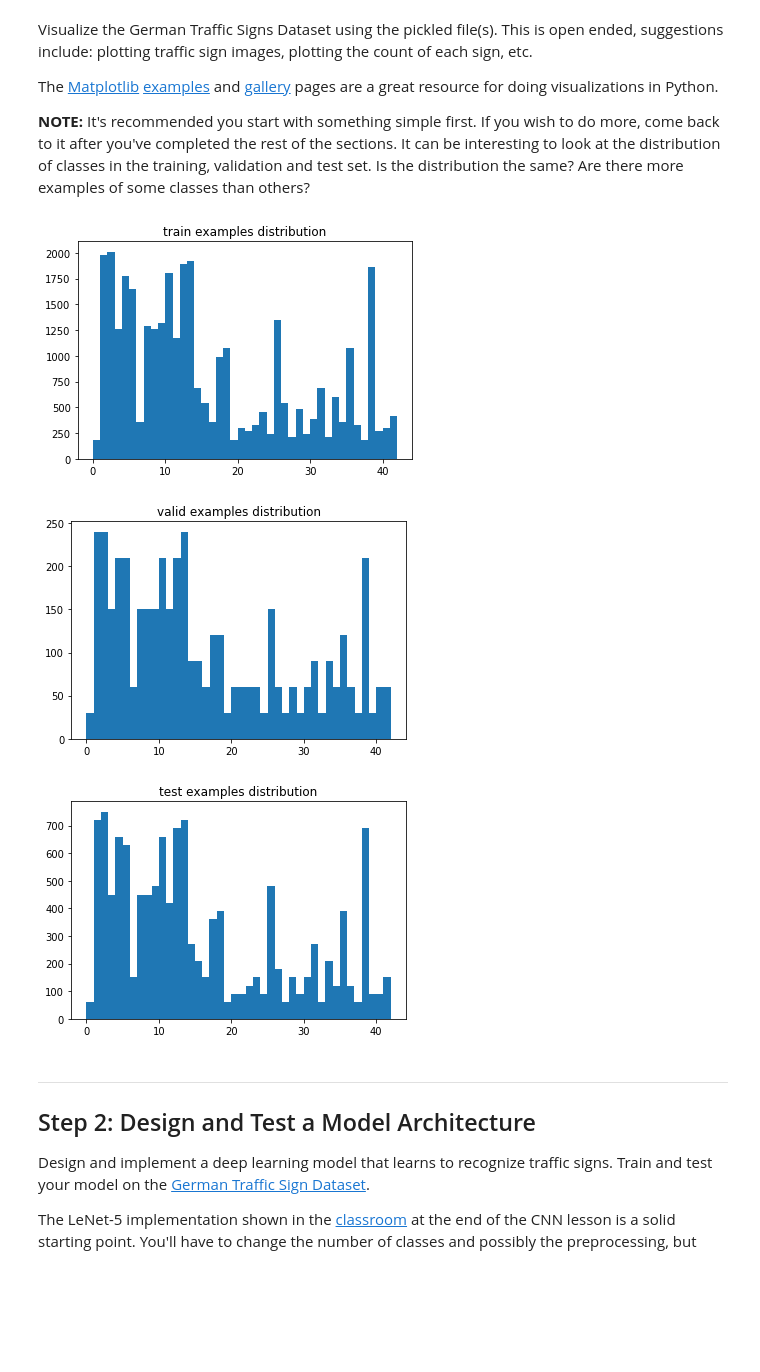
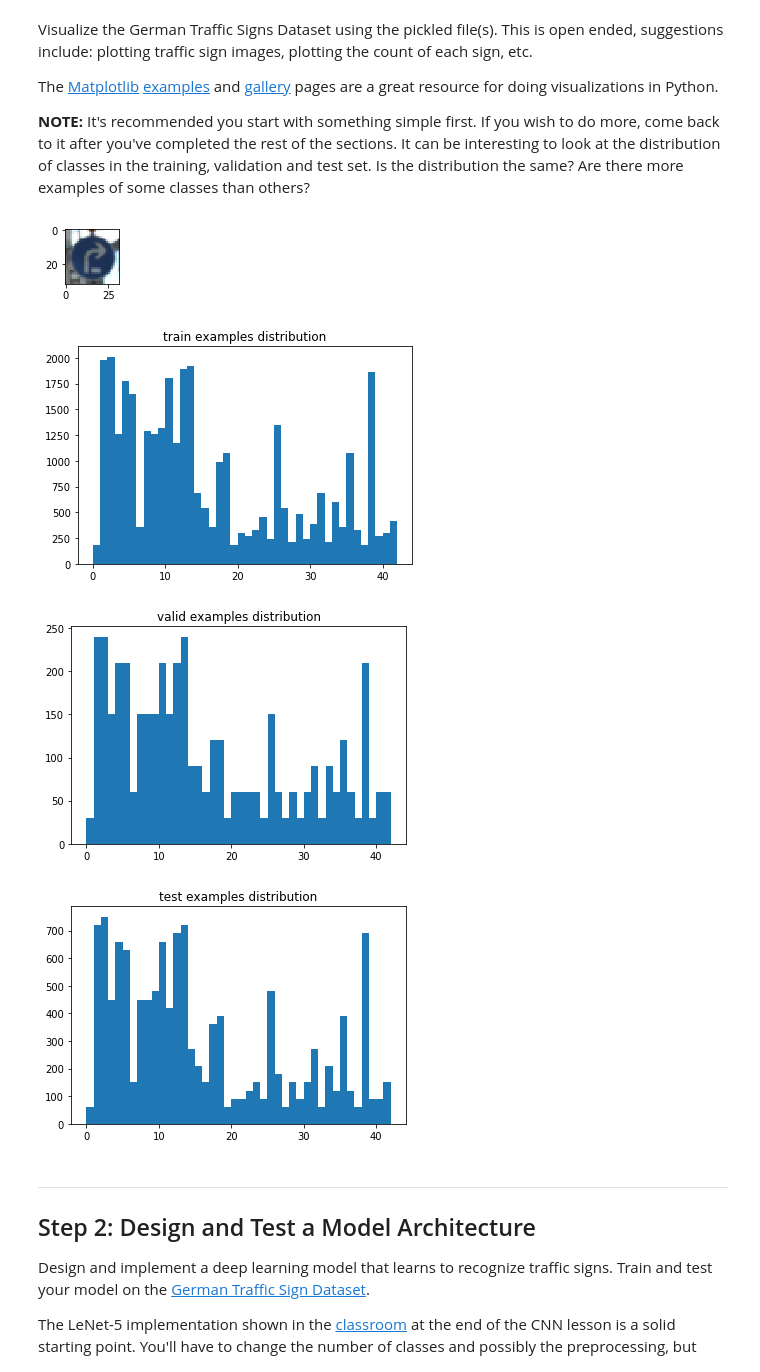
Before and after one commit to jkozlowski/CarND-Traffic-Sign-Classifier-Project, a Jupyter notebook: Traffic_Sign_Classifier.ipynb, the cells around one changed output. Drawn from its saved outputs; the diff is of its cells as text; code cells hidden in the pictures; blank space fills up the shorter version.

```diff
--- a/Traffic_Sign_Classifier.ipynb
+++ b/Traffic_Sign_Classifier.ipynb
@@ -37,7 +37,7 @@ with open(testing_file, mode='rb') as f:
     test = pickle.load(f)
 
 X_train, y_train = train['features'], train['labels']
-X_valid, y_valid = valid['features'], valid['labels']
+X_validation, y_validation = valid['features'], valid['labels']
 X_test, y_test = test['features'], test['labels']
 # %% [markdown]
 ---
@@ -95,23 +89,35 @@ The [Matplotlib](http://matplotlib.org/) [examples](http://matplotlib.org/exampl
 # %%
 ### Data exploration visualization code goes here.
 ### Feel free to use as many code cells as needed.
 import matplotlib.pyplot as plt
+import random
+import numpy as np
 # Visualizations will be shown in the notebook.
 %matplotlib inline
 
 def plot_hist(x, name):
     fig = plt.figure()
     ax = fig.add_subplot(111)
     ax.hist(x, list(set(x)))
     ax.set_title(name + ' examples distribution')
 
+def random_image():
+    index = random.randint(0, len(X_train))
+    image = X_train[index].squeeze()
+
+    plt.figure(figsize=(1,1))
+    plt.imshow(image)
+
+random_image()
+
 plot_hist(y_train, "train")
-plot_hist(y_valid, "valid")
+plot_hist(y_validation, "valid")
 plot_hist(y_test, "test")
 # %% [output]
-[figure, old version]
+[figure, new version]
-[figure, old version]
+[figure, new version]
-[figure, old version]
+[figure, new version]
+[figure, added]
 # %% [markdown]
 ----
 
```
Also changed, not shown: parts of 6 cells of this notebook.
